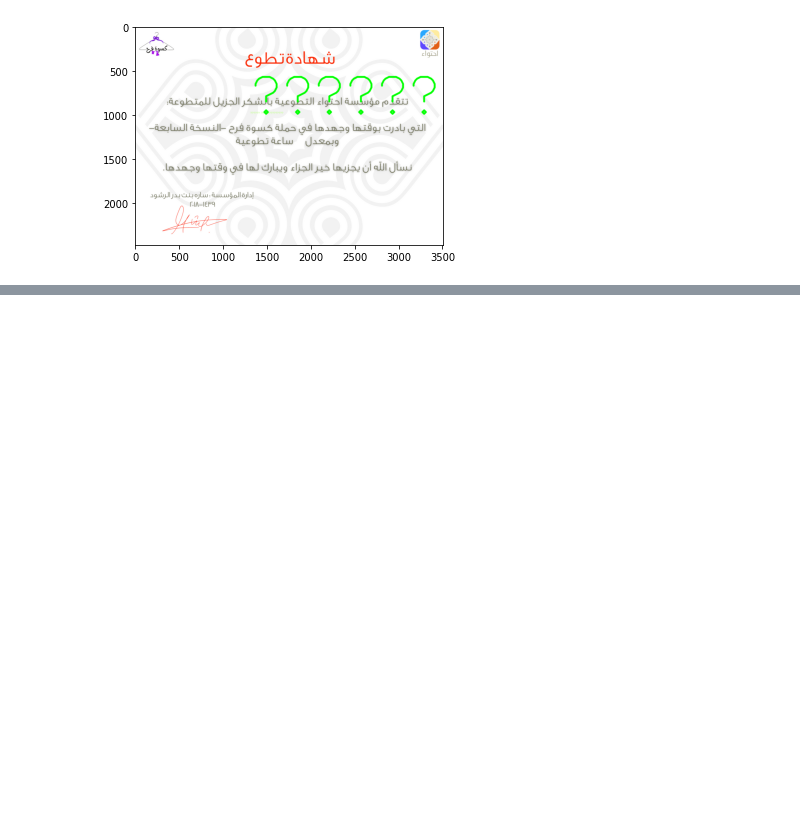
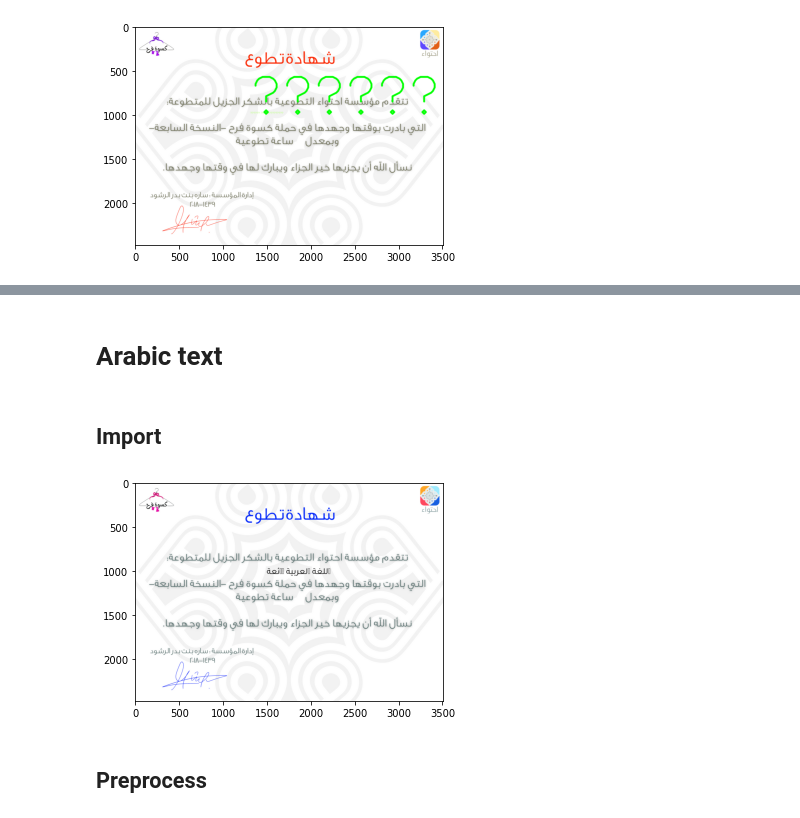
Before and after one commit to HebahAlshamlan/CertificateGenerator, a Jupyter notebook: CertificateAutoGenerator.ipynb, the cells around one changed output, grey strips where cells are left out. Cells and saved outputs as stored; diff of their text form; code cells hidden in the pictures; blank space fills up the shorter version.

```diff
--- a/CertificateAutoGenerator.ipynb
+++ b/CertificateAutoGenerator.ipynb
@@ -70,0 +83,12 @@ DisabledFunctionError: ignored
+# %% [markdown]
+# Arabic text
+# %% [markdown]
+## Import
+# %%
+text_to_be_reshaped =  'اللغة العربية رائعة'
+image = Image.open("شهادة متطوعات كسوة فرح ٧.jpg")
+draw = ImageDraw.Draw(image)
+# %% [output]
+[figure, added]
+# %% [markdown]
+## Preprocess
```
Also changed, not shown: parts of 10 cells of this notebook.
